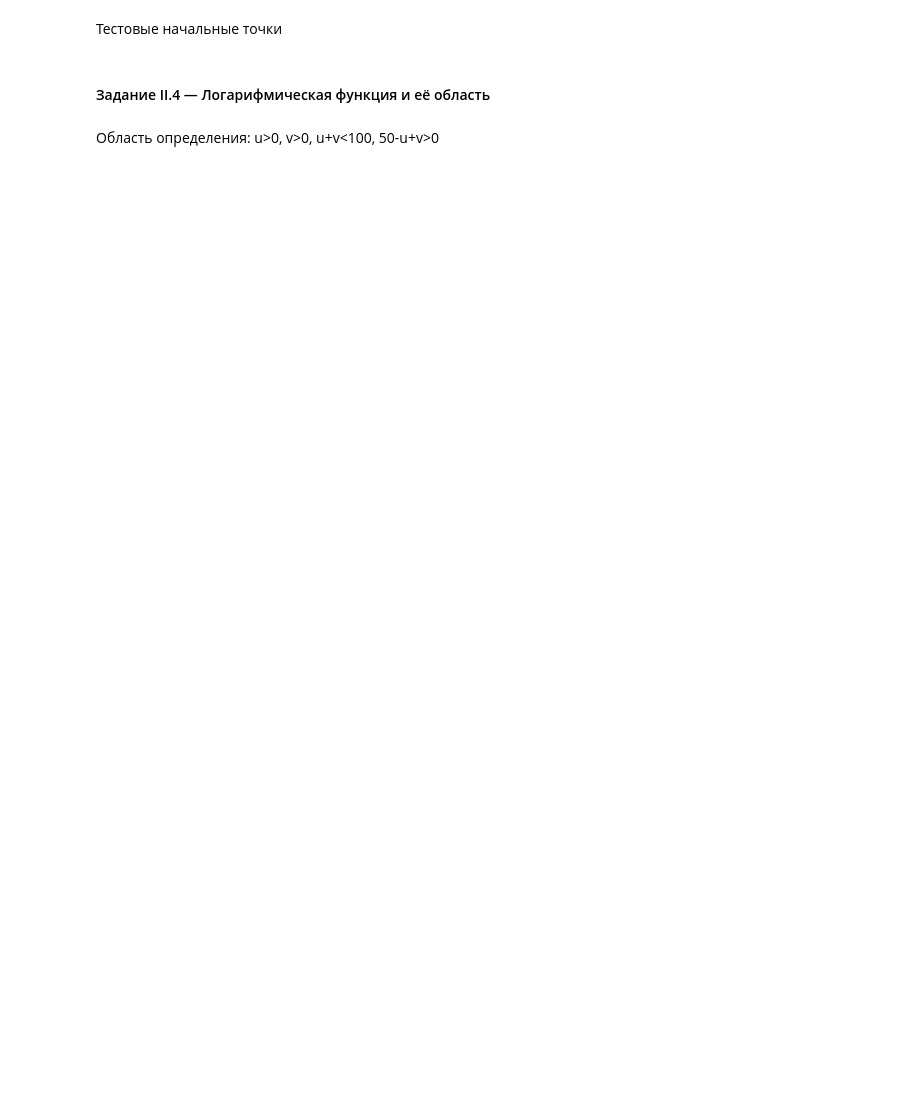
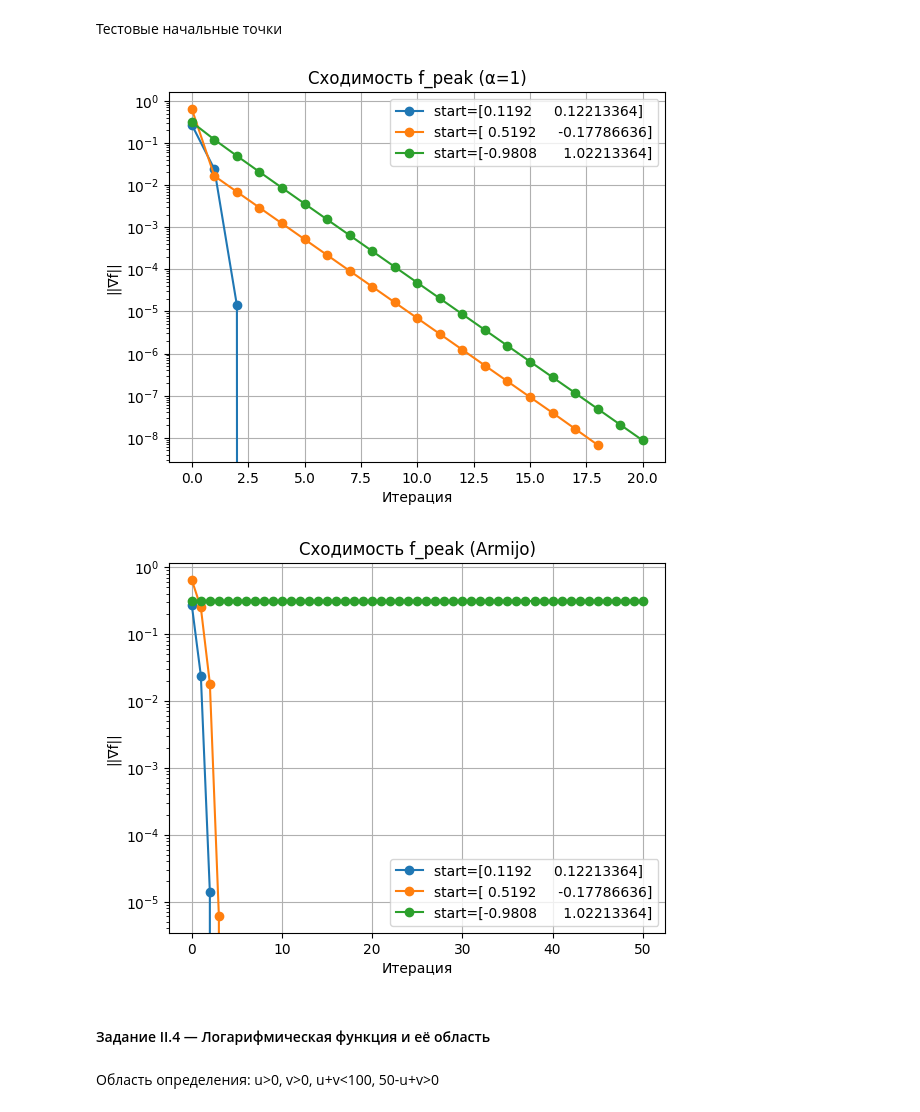
Before and after one commit to n-sukhov/OptMeth, a Jupyter notebook: Lab2/lab_2_MO.ipynb, the cells around one changed output. Saved outputs shown, nothing was run; the diff lists cells and outputs as text; code cells hidden in the pictures; blank space fills up the shorter version.

```diff
--- a/Lab2/lab_2_MO.ipynb
+++ b/Lab2/lab_2_MO.ipynb
@@ -164,12 +214,19 @@ def hess_peak(x): return numerical_hessian(f_peak, x)
 # %%
 inits = [np.array([a+0.1, b+0.1]), np.array([a+0.5, b-0.2]), np.array([a-1.0, b+1.0])]
 for alpha_name, method in [('α=1', newton_fixed), ('Armijo', newton_armijo)]:
-    plt.figure();
+    plt.figure()
     for x0 in inits:
         traj, norms = method(f_peak, grad_peak, hess_peak, x0)
         plt.semilogy(norms, marker='o', label=f'start={x0}')
-    plt.xlabel('Итерация'); plt.ylabel('||∇f||'); plt.title(f'Сходимость f_peak ({alpha_name})'); plt.legend(); plt.grid(True);
+    plt.xlabel('Итерация')
+    plt.ylabel('||∇f||')
+    plt.title(f'Сходимость f_peak ({alpha_name})')
+    plt.legend()
+    plt.grid(True)
     plt.show()
+# %% [output]
+[figure, added]
+[figure, added]
 # %% [markdown]
 #### Задание II.4 — Логарифмическая функция и её область
 # %%
```
Also changed, not shown: parts of 15 cells of this notebook.
